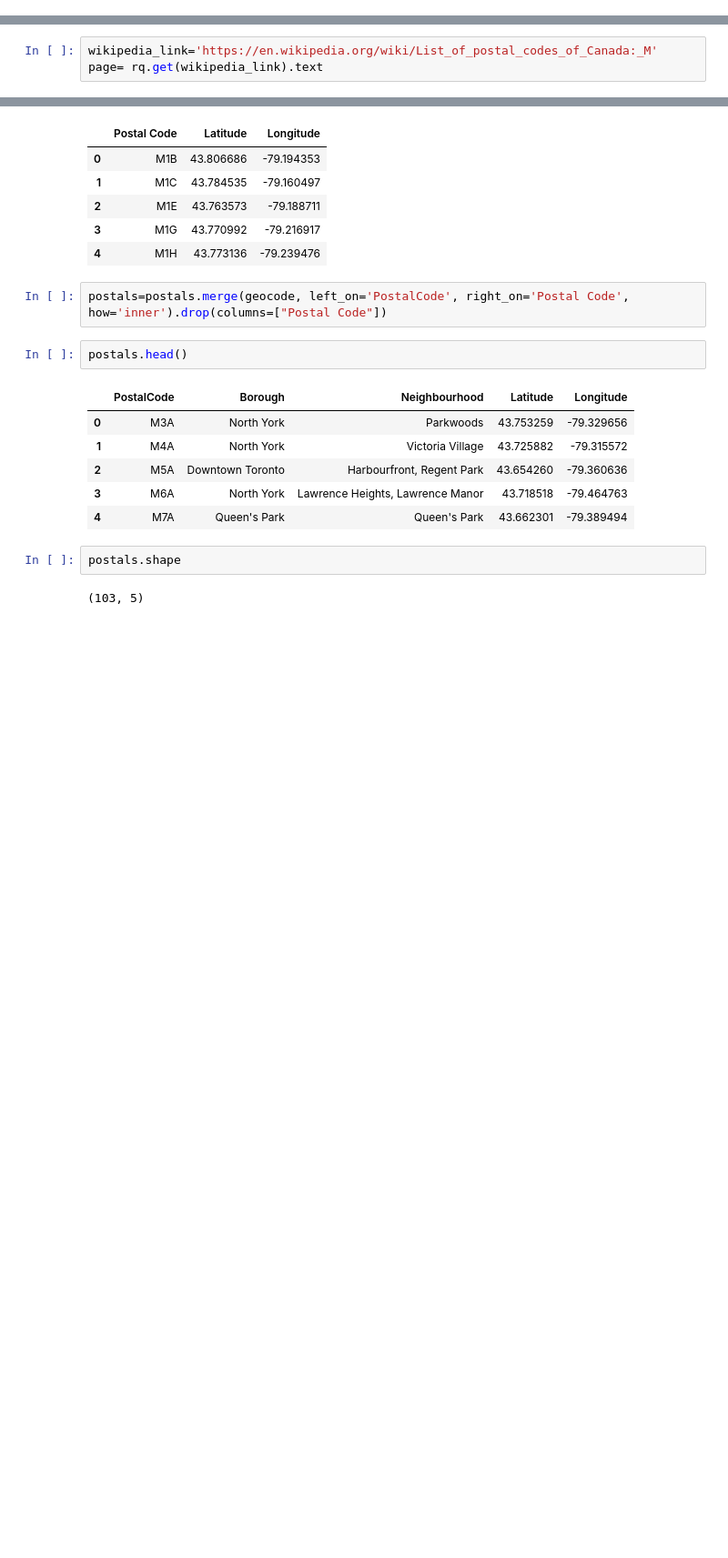
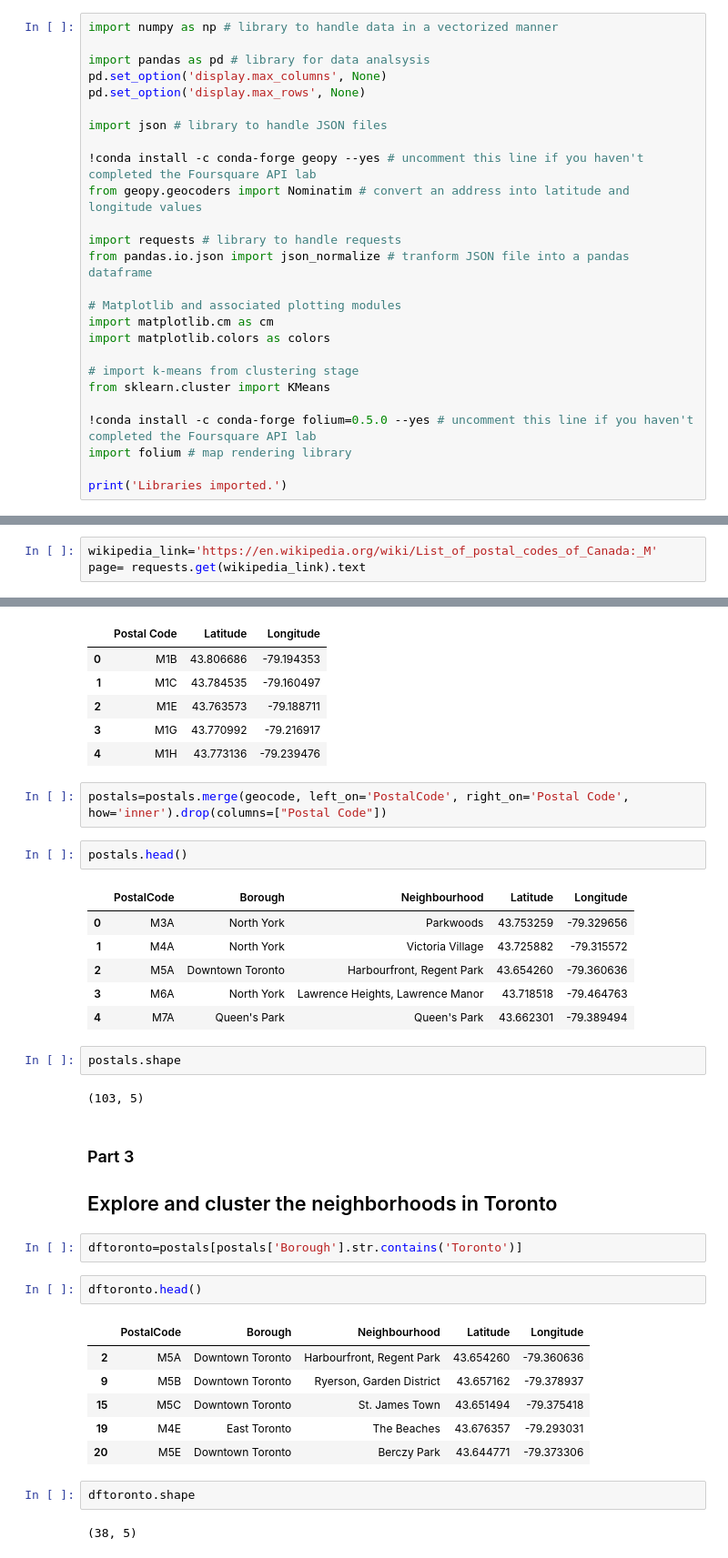
Before and after one commit to lsprandel/Coursera_Projects, a Jupyter notebook: Neighborhoods_in_Toronto.ipynb, the cells around one changed output, grey strips where cells are left out. Shown: that part at 91% size. Drawn from its saved outputs; the diff is of its cells as text; blank space fills up the shorter version.

```diff
--- a/Neighborhoods_in_Toronto.ipynb
+++ b/Neighborhoods_in_Toronto.ipynb
@@ -10,0 +7,26 @@ import requests as rq
+# %%
+import numpy as np # library to handle data in a vectorized manner
+
+import pandas as pd # library for data analsysis
+pd.set_option('display.max_columns', None)
+pd.set_option('display.max_rows', None)
+
+import json # library to handle JSON files
+
+!conda install -c conda-forge geopy --yes # uncomment this line if you haven't completed the Foursquare API lab
+from geopy.geocoders import Nominatim # convert an address into latitude and longitude values
+
+import requests # library to handle requests
+from pandas.io.json import json_normalize # tranform JSON file into a pandas dataframe
+
+# Matplotlib and associated plotting modules
+import matplotlib.cm as cm
+import matplotlib.colors as colors
+
+# import k-means from clustering stage
+from sklearn.cluster import KMeans
+
+!conda install -c conda-forge folium=0.5.0 --yes # uncomment this line if you haven't completed the Foursquare API lab
+import folium # map rendering library
+
+print('Libraries imported.')
@@ -11,6 +51,6 @@ import requests as rq
 # %%
 wikipedia_link='https://en.wikipedia.org/wiki/List_of_postal_codes_of_Canada:_M'
-page= rq.get(wikipedia_link).text
+page= requests.get(wikipedia_link).text
 # %%
 raw_list = page[page.find('wikitable sortable')-15:page.find('/table')]
 raw_list = pd.read_html(raw_list, header=0, index_col=None, attrs={"class":"wikitable sortable"})[0]
@@ -118,3 +160,21 @@ postals.head()
 postals.shape
 # %% [output]
 (103, 5)
+# %% [markdown]
+### Part 3
+## Explore and cluster the neighborhoods in Toronto
+# %%
+dftoronto=postals[postals['Borough'].str.contains('Toronto')]
+# %%
+dftoronto.head()
+# %% [output]
+|  | PostalCode | Borough | Neighbourhood | Latitude | Longitude |
+| 2 | M5A | Downtown Toronto | Harbourfront, Regent Park | 43.654260 | -79.360636 |
+| 9 | M5B | Downtown Toronto | Ryerson, Garden District | 43.657162 | -79.378937 |
+| 15 | M5C | Downtown Toronto | St. James Town | 43.651494 | -79.375418 |
+| 19 | M4E | East Toronto | The Beaches | 43.676357 | -79.293031 |
+| 20 | M5E | Downtown Toronto | Berczy Park | 43.644771 | -79.373306 |
+# %%
+dftoronto.shape
+# %% [output]
+(38, 5)
```
Also changed, not shown: parts of 6 cells of this notebook.
